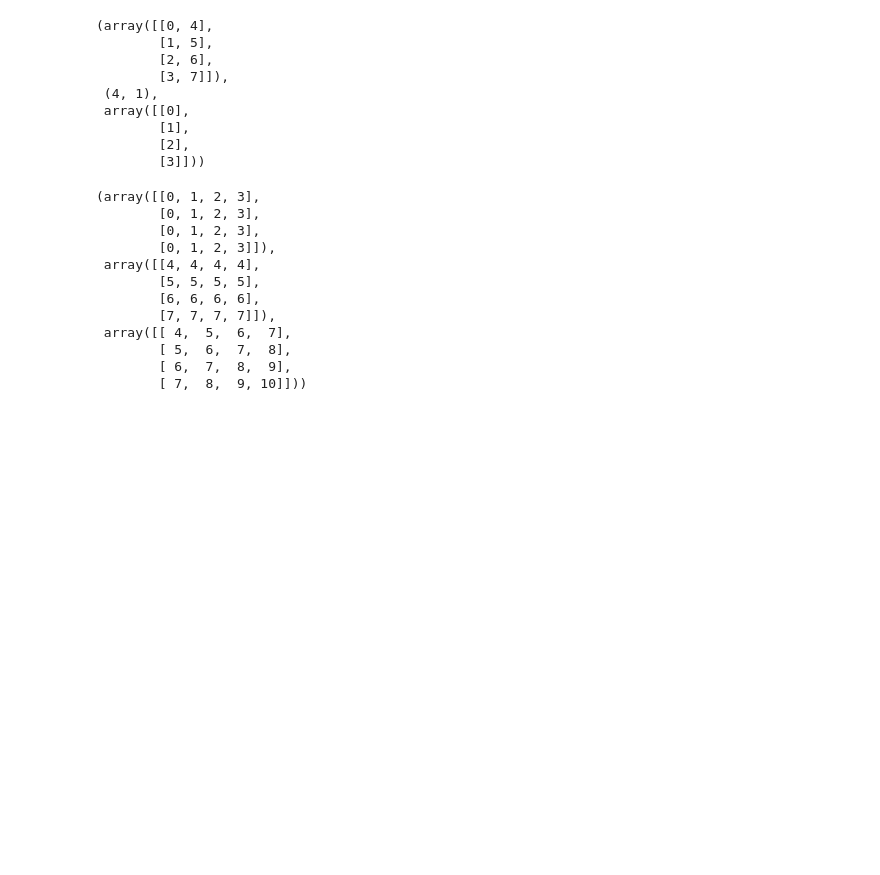
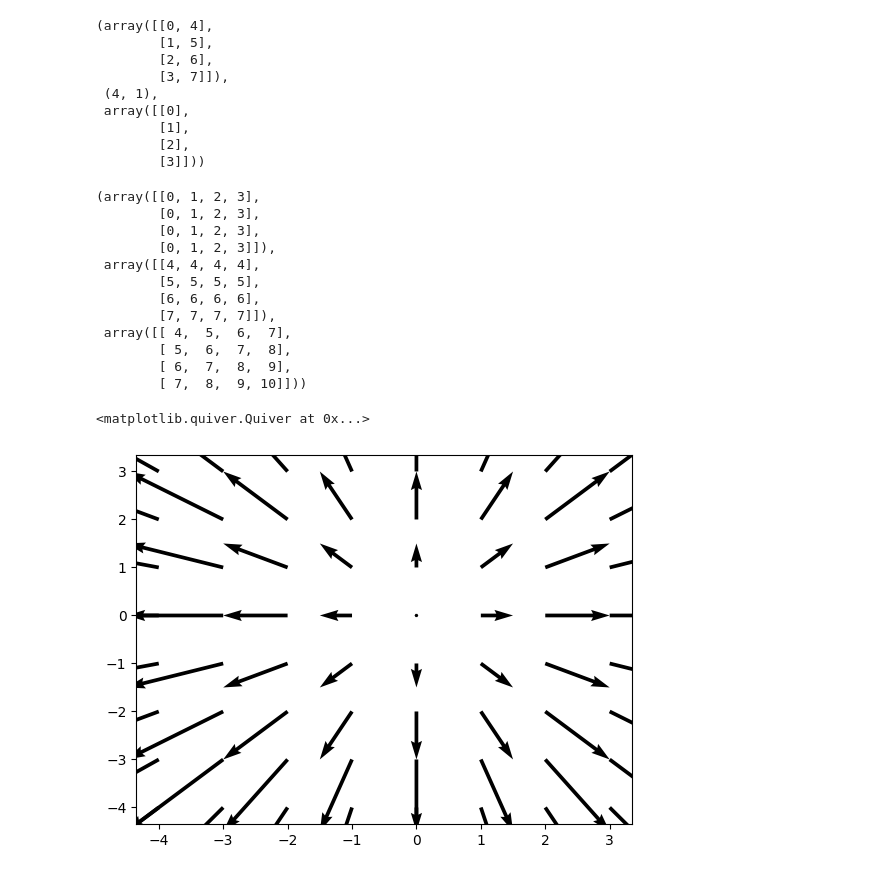
Before and after one commit to Harden-code/my, a Jupyter notebook: np.ipynb, the cells around one changed output. Saved outputs shown, nothing was run; the diff lists cells and outputs as text; code cells hidden in the pictures; blank space fills up the shorter version.

```diff
--- a/np.ipynb
+++ b/np.ipynb
@@ -49,3 +49,11 @@ xx,yy,xx+yy
         [ 5,  6,  7,  8],
         [ 6,  7,  8,  9],
         [ 7,  8,  9, 10]]))
+# %%
+idx=np.arange(-4,4)
+x,y=np.meshgrid(idx,idx)
+fig,ax=plt.subplots()
+ax.quiver(x,y,1/2*x,1/2*y,angles='xy',scale_units='xy',scale=1)
+# %% [output]
+<matplotlib.quiver.Quiver at 0x...>
+[figure, added]
```
Also changed, not shown: 1 other file.
